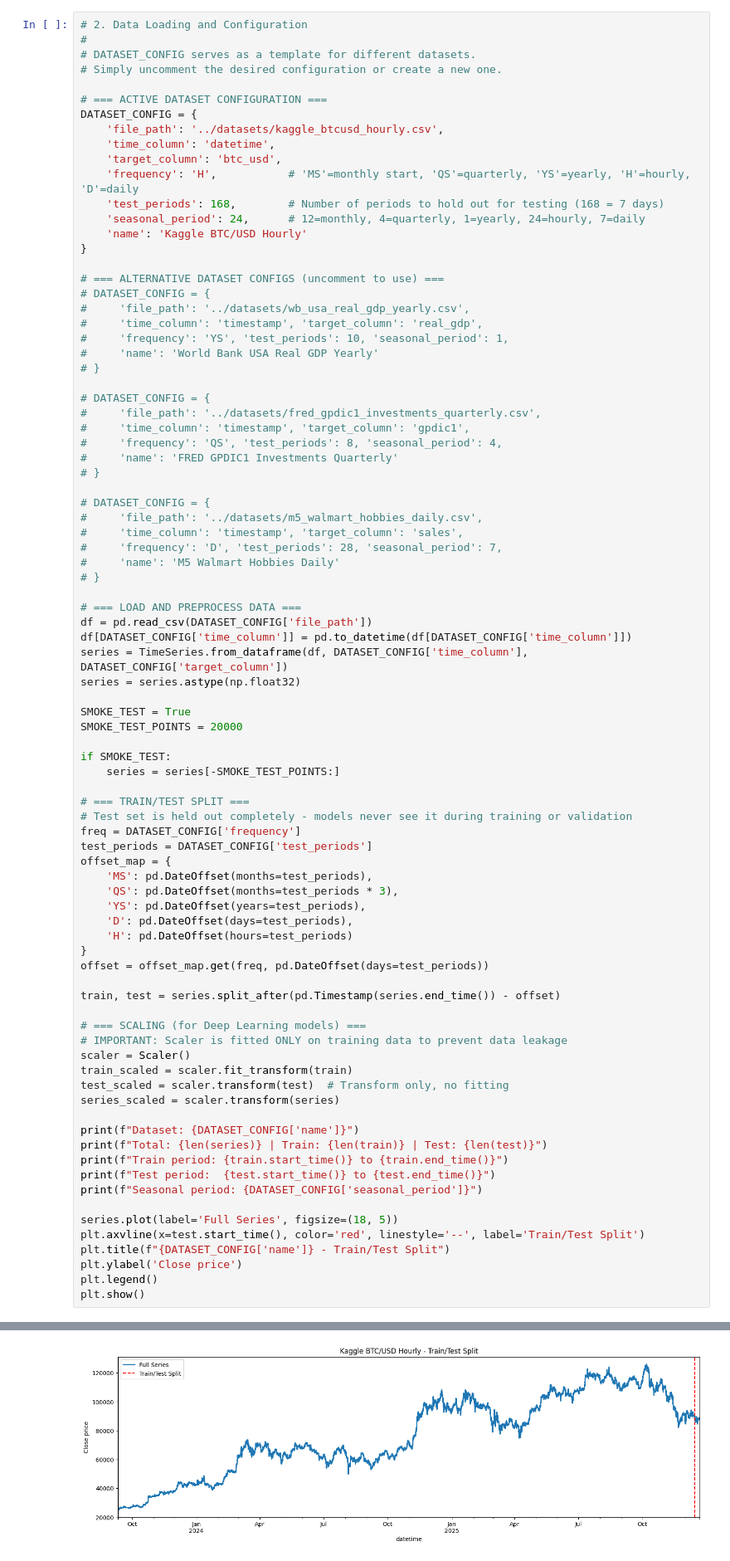
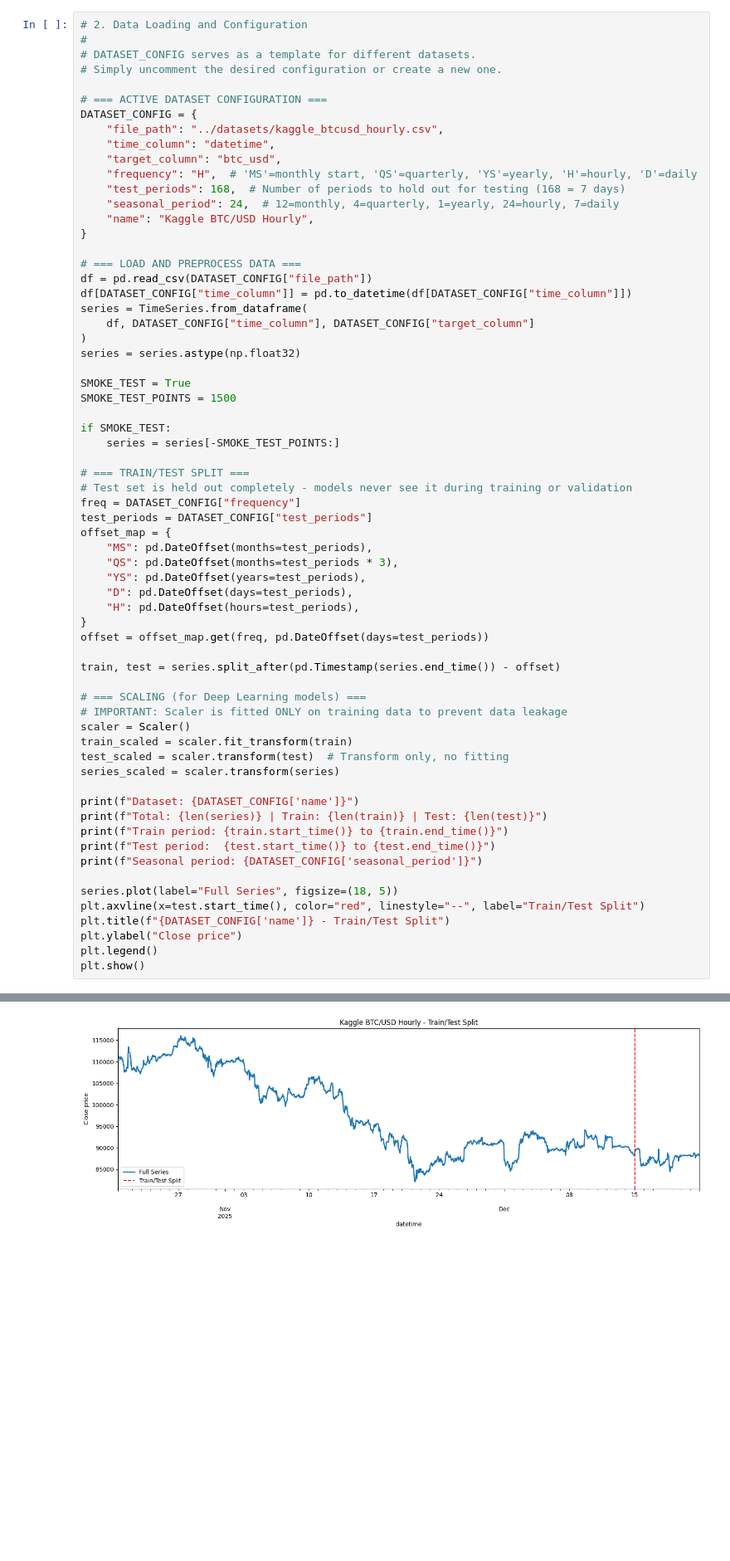
Before and after one commit to ContiHan/Statistika, a Jupyter notebook: forecasting/05_forecasting_kaggle_btcusd_hourly.ipynb, the cells around one changed output, grey strips where cells are left out. Shown at 83% size. Drawn from its saved outputs; the diff is of its cells as text; blank space fills up the shorter version.

```diff
--- a/forecasting/05_forecasting_kaggle_btcusd_hourly.ipynb
+++ b/forecasting/05_forecasting_kaggle_btcusd_hourly.ipynb
@@ -27,59 +18,39 @@ from notebook_setup import *
 
 # === ACTIVE DATASET CONFIGURATION ===
 DATASET_CONFIG = {
-    'file_path': '../datasets/kaggle_btcusd_hourly.csv',
-    'time_column': 'datetime',
-    'target_column': 'btc_usd',
-    'frequency': 'H',           # 'MS'=monthly start, 'QS'=quarterly, 'YS'=yearly, 'H'=hourly, 'D'=daily
-    'test_periods': 168,        # Number of periods to hold out for testing (168 = 7 days)
-    'seasonal_period': 24,      # 12=monthly, 4=quarterly, 1=yearly, 24=hourly, 7=daily
-    'name': 'Kaggle BTC/USD Hourly'
+    "file_path": "../datasets/kaggle_btcusd_hourly.csv",
+    "time_column": "datetime",
+    "target_column": "btc_usd",
+    "frequency": "H",  # 'MS'=monthly start, 'QS'=quarterly, 'YS'=yearly, 'H'=hourly, 'D'=daily
+    "test_periods": 168,  # Number of periods to hold out for testing (168 = 7 days)
+    "seasonal_period": 24,  # 12=monthly, 4=quarterly, 1=yearly, 24=hourly, 7=daily
+    "name": "Kaggle BTC/USD Hourly",
 }
 
-# === ALTERNATIVE DATASET CONFIGS (uncomment to use) ===
-# DATASET_CONFIG = {
-#     'file_path': '../datasets/wb_usa_real_gdp_yearly.csv',
-#     'time_column': 'timestamp', 'target_column': 'real_gdp',
-#     'frequency': 'YS', 'test_periods': 10, 'seasonal_period': 1,
-#     'name': 'World Bank USA Real GDP Yearly'
-# }
-
-# DATASET_CONFIG = {
-#     'file_path': '../datasets/fred_gpdic1_investments_quarterly.csv',
-#     'time_column': 'timestamp', 'target_column': 'gpdic1',
-#     'frequency': 'QS', 'test_periods': 8, 'seasonal_period': 4,
-#     'name': 'FRED GPDIC1 Investments Quarterly'
-# }
-
-# DATASET_CONFIG = {
-#     'file_path': '../datasets/m5_walmart_hobbies_daily.csv',
-#     'time_column': 'timestamp', 'target_column': 'sales',
-#     'frequency': 'D', 'test_periods': 28, 'seasonal_period': 7,
-#     'name': 'M5 Walmart Hobbies Daily'
-# }
-
 # === LOAD AND PREPROCESS DATA ===
-df = pd.read_csv(DATASET_CONFIG['file_path'])
-df[DATASET_CONFIG['time_column']] = pd.to_datetime(df[DATASET_CONFIG['time_column']])
-series = TimeSeries.from_dataframe(df, DATASET_CONFIG['time_column'], DATASET_CONFIG['target_column'])
+df = pd.read_csv(DATASET_CONFIG["file_path"])
+df[DATASET_CONFIG["time_column"]] = pd.to_datetime(df[DATASET_CONFIG["time_column"]])
+series = TimeSeries.from_dataframe(
+    df, DATASET_CONFIG["time_column"], DATASET_CONFIG["target_column"]
+)
 series = series.astype(np.float32)
 
 SMOKE_TEST = True
-SMOKE_TEST_POINTS = 20000
+SMOKE_TEST_POINTS = 1500
 
 if SMOKE_TEST:
     series = series[-SMOKE_TEST_POINTS:]
 
 # === TRAIN/TEST SPLIT ===
 # Test set is held out completely - models never see it during training or validation
-freq = DATASET_CONFIG['frequency']
-test_periods = DATASET_CONFIG['test_periods']
+freq = DATASET_CONFIG["frequency"]
+test_periods = DATASET_CONFIG["test_periods"]
 offset_map = {
-    'MS': pd.DateOffset(months=test_periods),
-    'QS': pd.DateOffset(months=test_periods * 3),
-    'YS': pd.DateOffset(years=test_periods),
-    'D': pd.DateOffset(days=test_periods),
-    'H': pd.DateOffset(hours=test_periods)
+    "MS": pd.DateOffset(months=test_periods),
+    "QS": pd.DateOffset(months=test_periods * 3),
+    "YS": pd.DateOffset(years=test_periods),
+    "D": pd.DateOffset(days=test_periods),
+    "H": pd.DateOffset(hours=test_periods),
 }
 offset = offset_map.get(freq, pd.DateOffset(days=test_periods))
 
@@ -98,10 +69,10 @@ print(f"Train period: {train.start_time()} to {train.end_time()}")
 print(f"Test period:  {test.start_time()} to {test.end_time()}")
 print(f"Seasonal period: {DATASET_CONFIG['seasonal_period']}")
 
-series.plot(label='Full Series', figsize=(18, 5))
-plt.axvline(x=test.start_time(), color='red', linestyle='--', label='Train/Test Split')
+series.plot(label="Full Series", figsize=(18, 5))
+plt.axvline(x=test.start_time(), color="red", linestyle="--", label="Train/Test Split")
 plt.title(f"{DATASET_CONFIG['name']} - Train/Test Split")
-plt.ylabel('Close price')
+plt.ylabel("Close price")
 plt.legend()
 plt.show()
 # %% [output]
@@ -111,3 +82,3 @@ Train period: 2023-09-10 16:00:00 to 2025-12-14 23:00:00
 Test period:  2025-12-15 00:00:00 to 2025-12-21 23:00:00
 Seasonal period: 24
-[figure, old version]
+[figure, new version]
```
Also changed, not shown: parts of 12 cells of this notebook, 27 other files.
